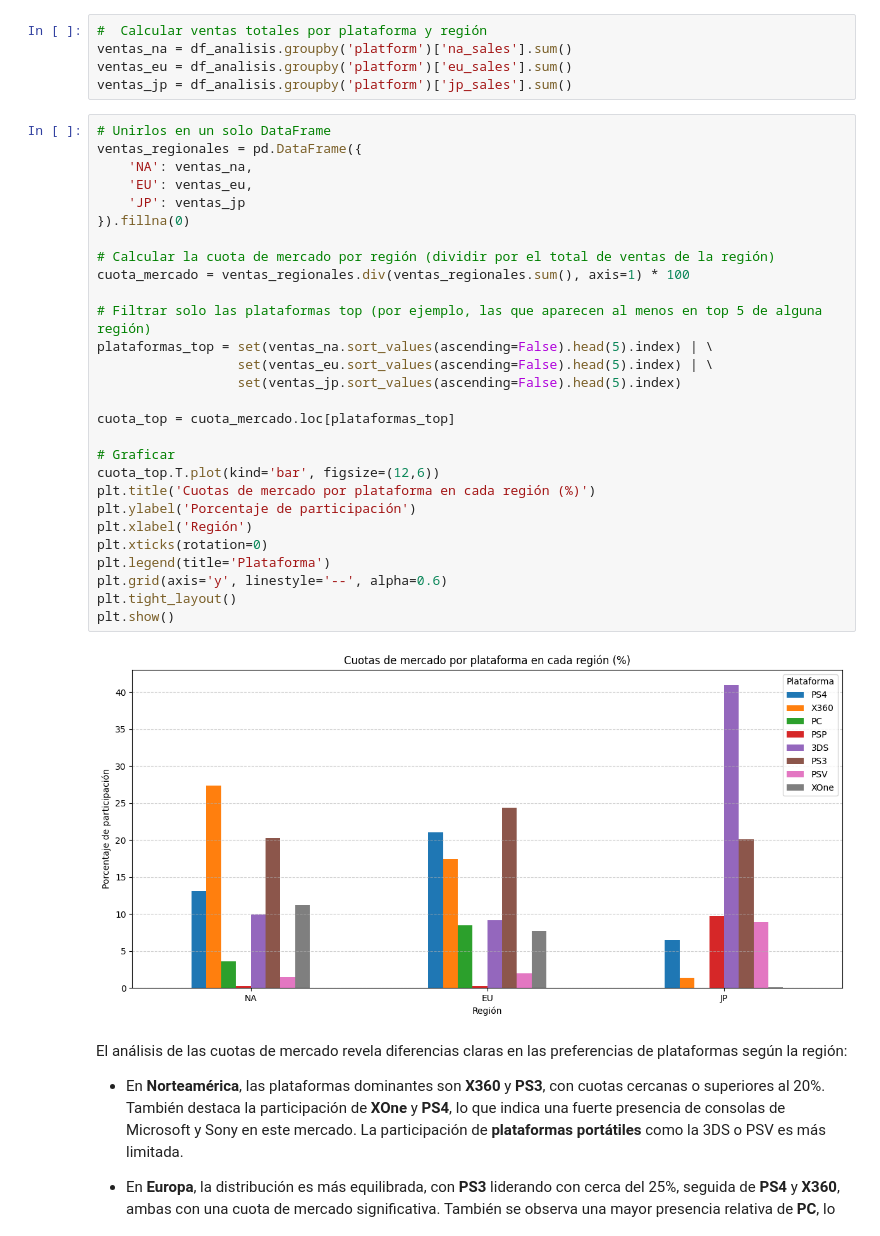
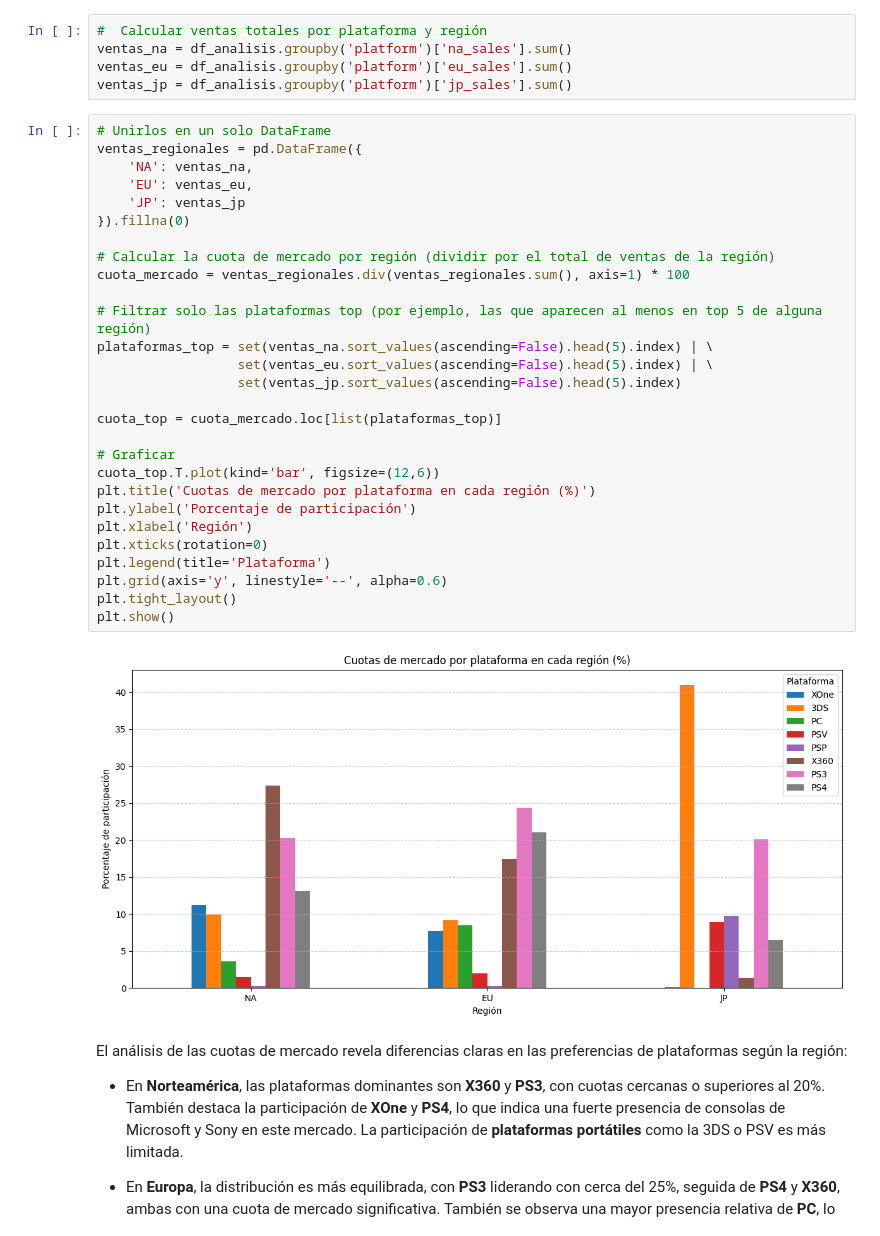
Before and after one commit to CarolinaDiazOrt/Ventas_Videojuegos, a Jupyter notebook: Videojuegos.ipynb, the cells around one changed output. Saved outputs shown, nothing was run; the diff lists cells and outputs as text.

```diff
--- a/Videojuegos.ipynb
+++ b/Videojuegos.ipynb
@@ -593,33 +601,33 @@ ventas_jp = df_analisis.groupby('platform')['jp_sales'].sum()
 # %%
 # Unirlos en un solo DataFrame
 ventas_regionales = pd.DataFrame({
     'NA': ventas_na,
     'EU': ventas_eu,
     'JP': ventas_jp
 }).fillna(0)
 
 # Calcular la cuota de mercado por región (dividir por el total de ventas de la región)
 cuota_mercado = ventas_regionales.div(ventas_regionales.sum(), axis=1) * 100
 
 # Filtrar solo las plataformas top (por ejemplo, las que aparecen al menos en top 5 de alguna región)
 plataformas_top = set(ventas_na.sort_values(ascending=False).head(5).index) | \
                   set(ventas_eu.sort_values(ascending=False).head(5).index) | \
                   set(ventas_jp.sort_values(ascending=False).head(5).index)
 
-cuota_top = cuota_mercado.loc[plataformas_top]
+cuota_top = cuota_mercado.loc[list(plataformas_top)]
 
 # Graficar
 cuota_top.T.plot(kind='bar', figsize=(12,6))
 plt.title('Cuotas de mercado por plataforma en cada región (%)')
 plt.ylabel('Porcentaje de participación')
 plt.xlabel('Región')
 plt.xticks(rotation=0)
 plt.legend(title='Plataforma')
 plt.grid(axis='y', linestyle='--', alpha=0.6)
 plt.tight_layout()
 plt.show()
 # %% [output]
-[figure, old version]
+[figure, new version]
 # %% [markdown]
 El análisis de las cuotas de mercado revela diferencias claras en las preferencias de plataformas según la región:
 
```
Also changed, not shown: parts of 16 cells of this notebook.
